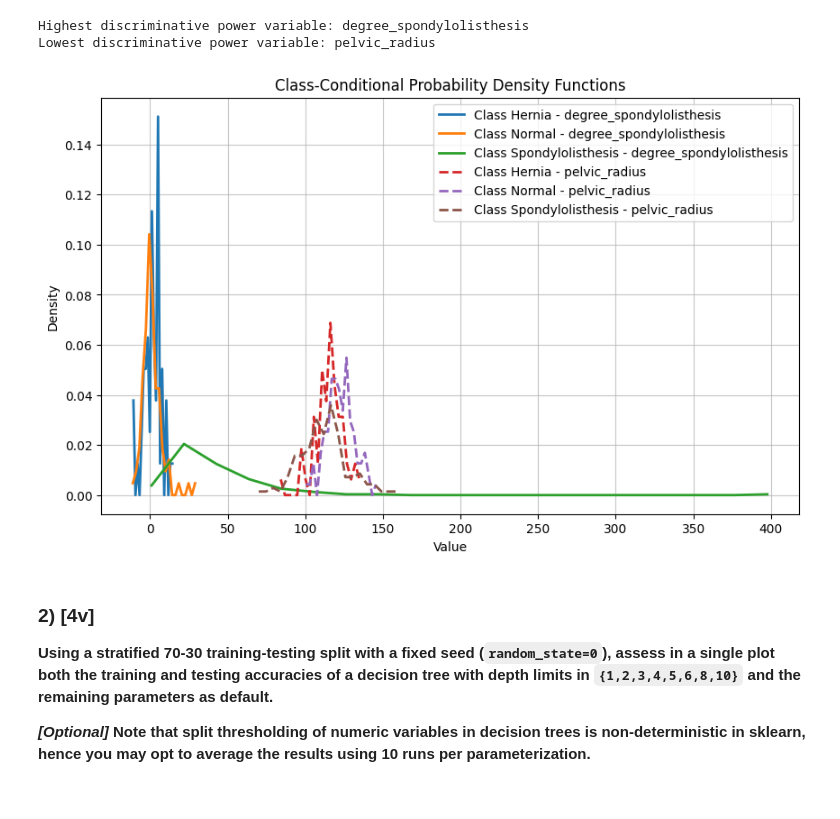
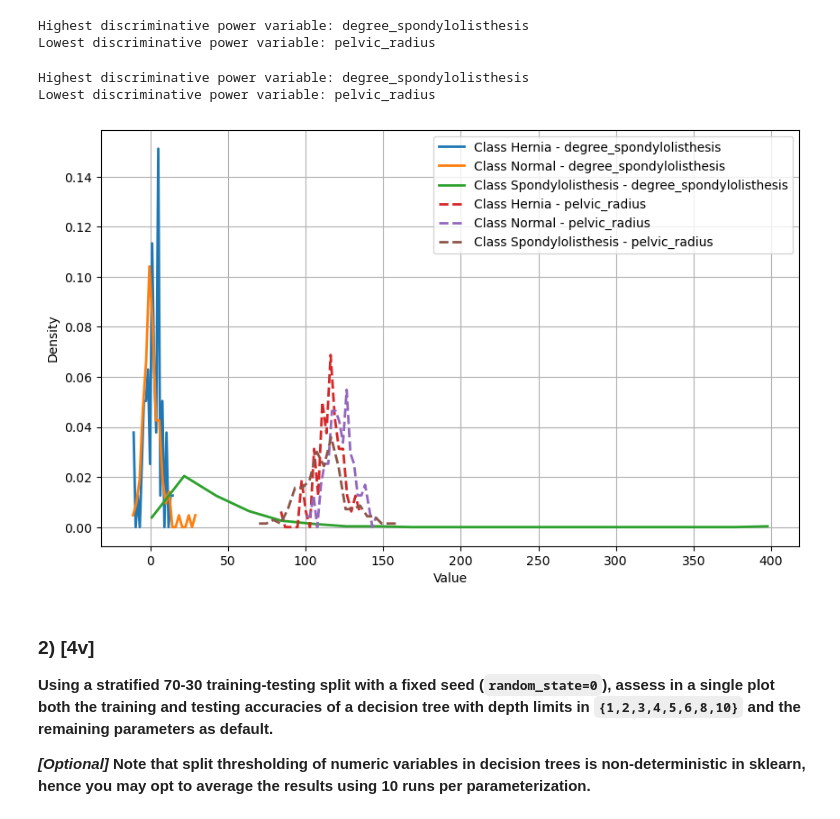
Before and after one commit to gocho1307/Homeworks-ML, a Jupyter notebook: hw1/hw1.ipynb, the cells around one changed output. Drawn from its saved outputs; the diff is of its cells as text; code cells hidden in the pictures.

```diff
--- a/hw1/hw1.ipynb
+++ b/hw1/hw1.ipynb
@@ -100,29 +108,64 @@ print(f"Lowest discriminative power variable: {lowest_discriminative_power_varia
 Highest discriminative power variable: degree_spondylolisthesis
 Lowest discriminative power variable: pelvic_radius
 # %%
+# Apply f_classif
+f_scores, p_values = f_classif(X, y)
+
+# Obtains the variables with the highest and lowest discriminative power.
+highest_discriminative_power_idx = np.argmax(f_scores)
+lowest_discriminative_power_idx = np.argmin(f_scores)
+
+highest_discriminative_power_variable = X.columns[
+    highest_discriminative_power_idx
+]
+lowest_discriminative_power_variable = X.columns[
+    lowest_discriminative_power_idx
+]
+
+# Identifies the input variables requested
+print(
+    f"Highest discriminative power variable: {highest_discriminative_power_variable}"
+)
+print(
+    f"Lowest discriminative power variable: {lowest_discriminative_power_variable}"
+)
+
 plt.figure(figsize=(10, 6))
 
 # Plot for the highest discriminative power variable
 for class_label in np.unique(y):
     class_data = X.loc[y == class_label, highest_discriminative_power_variable]
     density, bins = np.histogram(class_data, bins=20, density=True)
-    plt.plot(bins[:-1], density, label=f'Class {class_label} - {highest_discriminative_power_variable}', linewidth=2)
+    plt.plot(
+        bins[:-1],
+        density,
+        label=f"Class {class_label} - {highest_discriminative_power_variable}",
+        linewidth=2,
+    )
 
 # Plot for the lowest discriminative power variable
 for class_label in np.unique(y):
     class_data = X.loc[y == class_label, lowest_discriminative_power_variable]
     density, bins = np.histogram(class_data, bins=20, density=True)
-    plt.plot(bins[:-1], density, linestyle='--', label=f'Class {class_label} - {lowest_discriminative_power_variable}', linewidth=2)
+    plt.plot(
+        bins[:-1],
+        density,
+        linestyle="--",
+        label=f"Class {class_label} - {lowest_discriminative_power_variable}",
+        linewidth=2,
+    )
 
-plt.title(f'Class-Conditional Probability Density Functions')
-plt.xlabel('Value')
-plt.ylabel('Density')
+plt.xlabel("Value")
+plt.ylabel("Density")
+
 plt.legend()
-plt.grid(True, alpha=0.7)
+plt.grid(True)
 plt.savefig("./report/class_conditional_probability.svg")
 plt.show()
 # %% [output]
+Highest discriminative power variable: degree_spondylolisthesis
+Lowest discriminative power variable: pelvic_radius
-[figure, old version]
+[figure, new version]
 # %% [markdown]
 ### 2) [4v]
 
```
Also changed, not shown: parts of 4 cells of this notebook, 6 other files.
